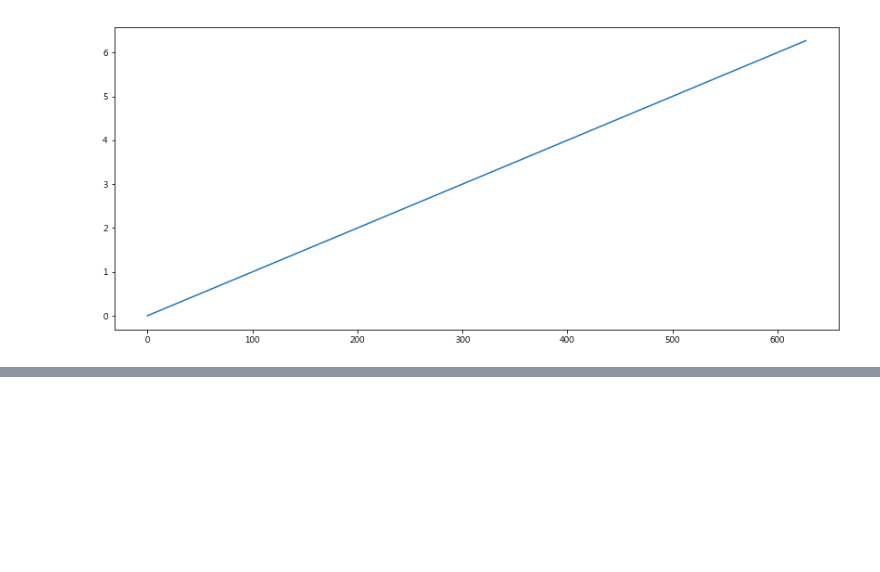
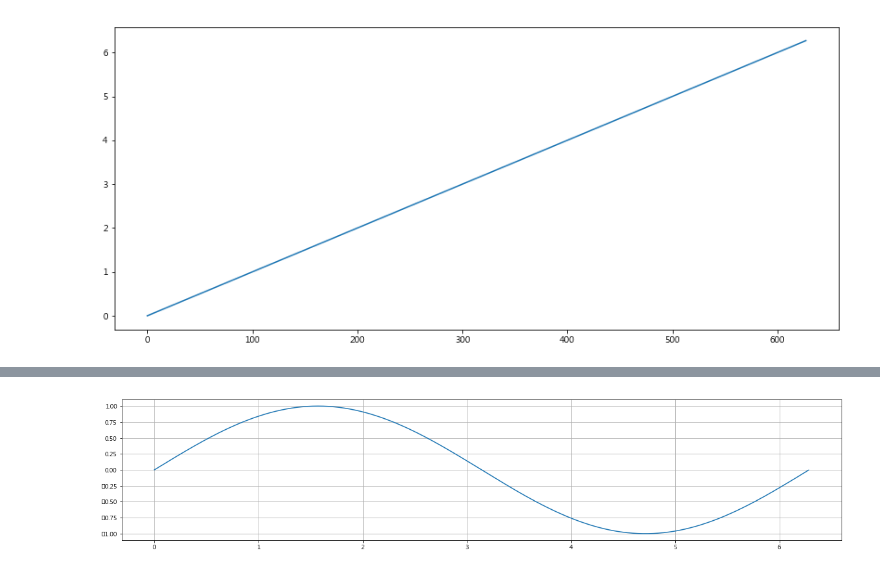
Before and after one commit to ganada2/python_hana, a Jupyter notebook: matpolib.ipynb, the cells around one changed output, grey strips where cells are left out. Drawn from its saved outputs; the diff is of its cells as text; code cells hidden in the pictures; blank space fills up the shorter version.

```diff
--- a/matpolib.ipynb
+++ b/matpolib.ipynb
@@ -107,0 +120,7 @@ plt.show()
+# %%
+plt.figure(figsize=(20,4))
+plt.plot(t, y)
+plt.grid() # 그리드 적용하기
+plt.show()
+# %% [output]
+[figure, added]
```
Also changed, not shown: parts of 8 cells of this notebook.
